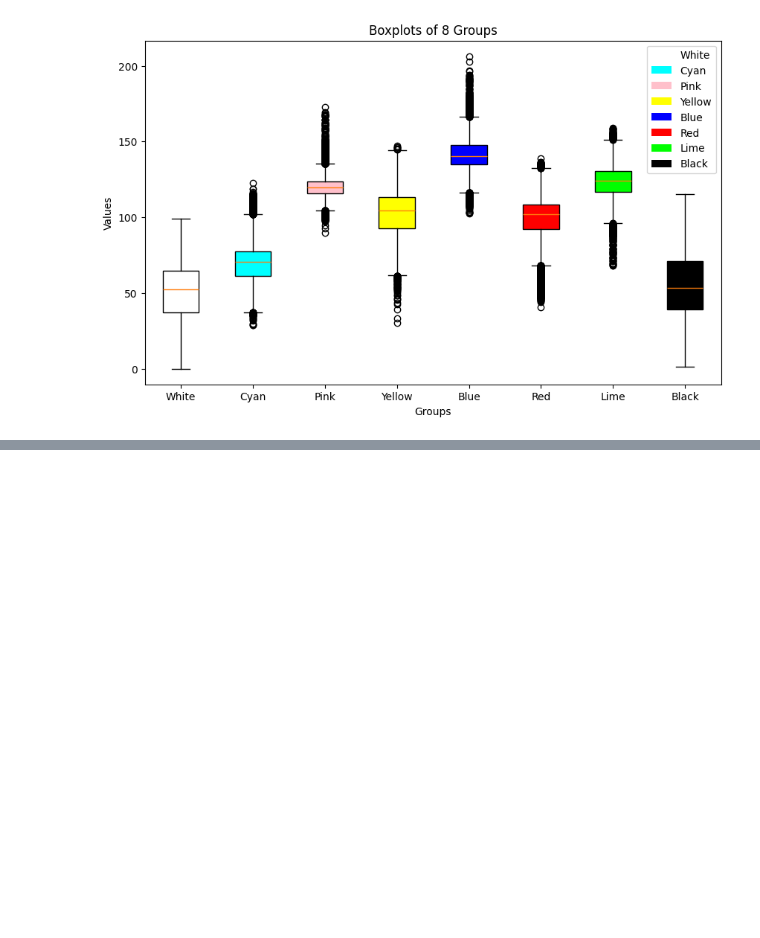
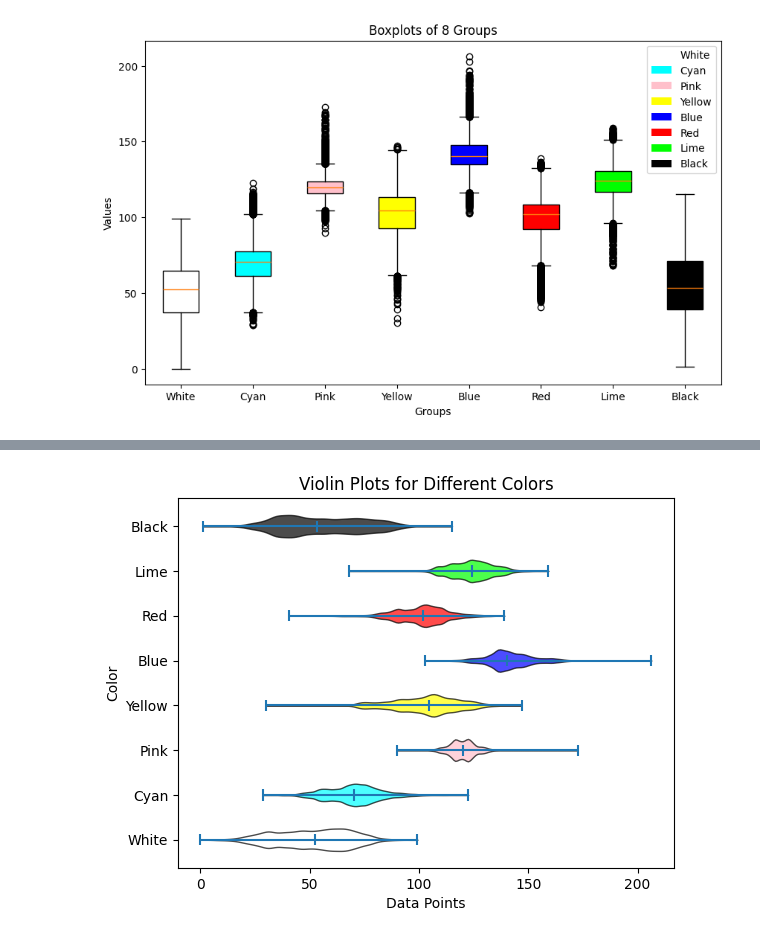
Before and after one commit to FredJoof/CS2-contrast, a Jupyter notebook: contrast.ipynb, the cells around one changed output, grey strips where cells are left out. Drawn from its saved outputs; the diff is of its cells as text; code cells hidden in the pictures; blank space fills up the shorter version.

```diff
--- a/contrast.ipynb
+++ b/contrast.ipynb
@@ -306,0 +310,27 @@ White 70875
+# %%
+# Extract colors and data points from the list of tuples
+colors, data_points = zip(*color_data)
+
+# Create a figure and axis
+fig, ax = plt.subplots()
+
+# Create violin plots
+violins = ax.violinplot(data_points, showmedians=True, vert=False)
+
+# Customize the violin plots
+for i, violin in enumerate(violins['bodies']):
+    violin.set_facecolor(colors[i])
+    violin.set_edgecolor('black')
+    violin.set_alpha(0.7)
+
+# Set labels and title
+ax.set_yticks(np.arange(1, len(colors) + 1))
+ax.set_yticklabels(colors)
+ax.set_ylabel('Color')
+ax.set_xlabel('Data Points')
+ax.set_title('Violin Plots for Different Colors')
+
+# Show the plot
+plt.show()
+# %% [output]
+[figure, added]
```
Also changed, not shown: parts of 2 cells of this notebook.
